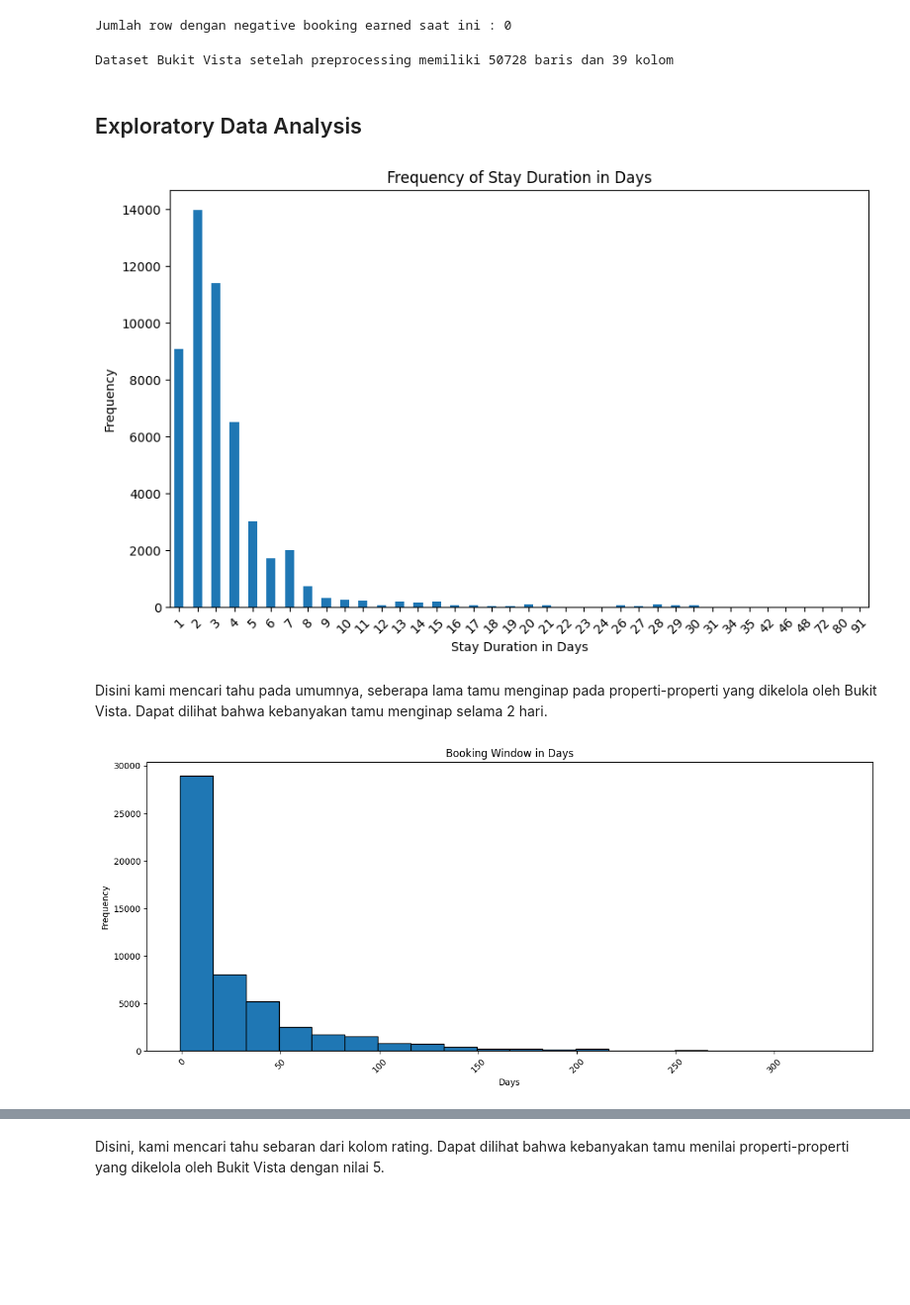
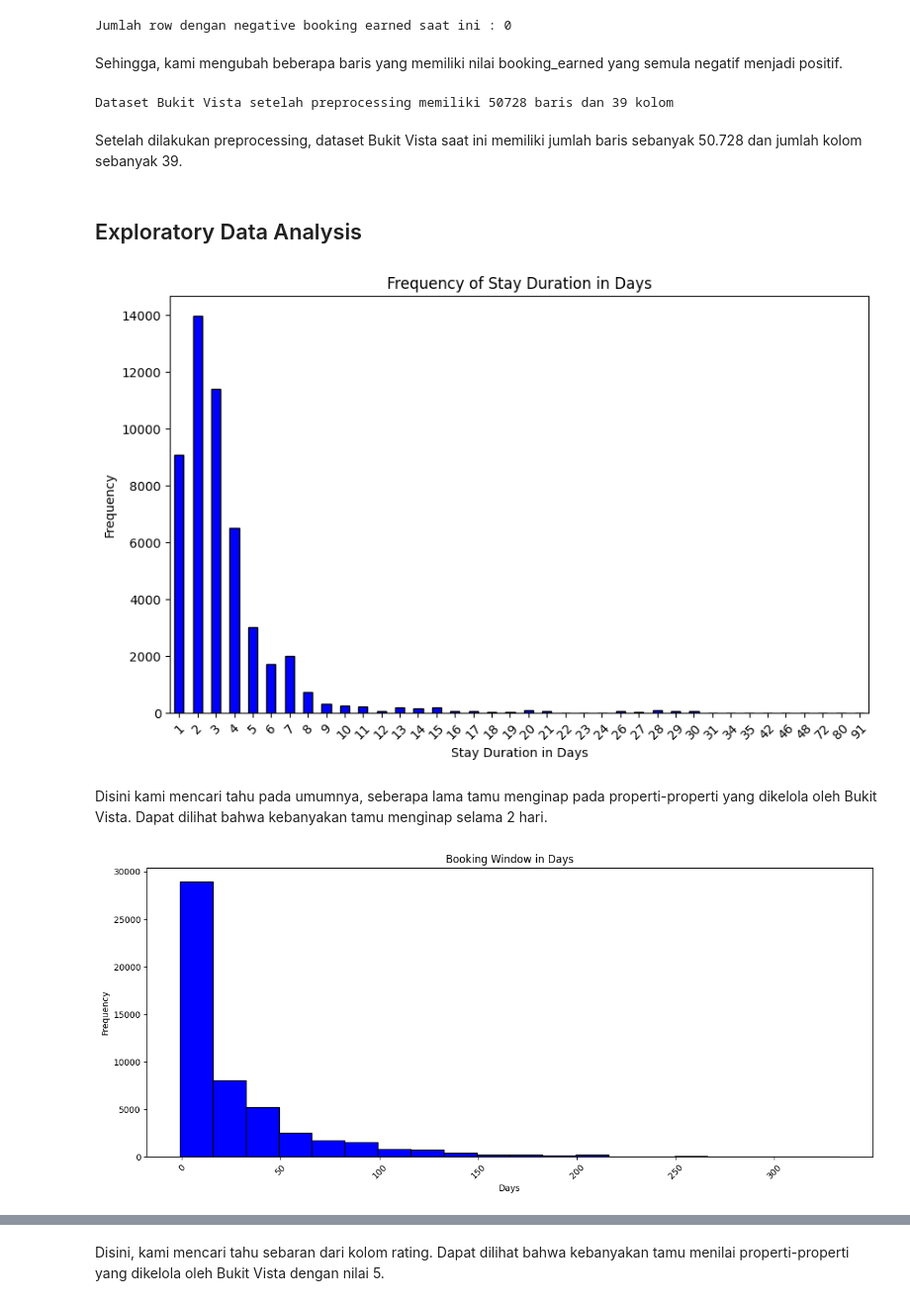
Before and after one commit to naufalsutrisna/Room-Pricing-Bukit-Vista, a Jupyter notebook: machine learning/preprocessing.ipynb, the cells around one changed output, grey strips where cells are left out. Shown at 99% size. Cells and saved outputs as stored; diff of their text form; code cells hidden in the pictures; blank space fills up the shorter version.

```diff
--- a/machine learning/preprocessing.ipynb
+++ b/machine learning/preprocessing.ipynb
@@ -199,10 +235,14 @@ df.loc[df['booking_earned'] < 0, 'booking_earned'] = df['booking_earned'].abs()
 print("Jumlah row dengan negative booking earned saat ini :", df[df['booking_earned'] < 0].shape[0])
 # %% [output]
 Jumlah row dengan negative booking earned saat ini : 0
+# %% [markdown]
+Sehingga, kami mengubah beberapa baris yang memiliki nilai booking_earned yang semula negatif menjadi positif.
 # %%
 print("Dataset Bukit Vista setelah preprocessing memiliki {} baris dan {} kolom".format(df.shape[0], df.shape[1]))
 # %% [output]
 Dataset Bukit Vista setelah preprocessing memiliki 50728 baris dan 39 kolom
+# %% [markdown]
+Setelah dilakukan preprocessing, dataset Bukit Vista saat ini memiliki jumlah baris sebanyak 50.728 dan jumlah kolom sebanyak 39.
 # %% [markdown]
 ## Exploratory Data Analysis
 # %%
@@ -211,25 +251,25 @@ stay_duration_count = df['stay_duration_in_days'].value_counts().sort_index()
 
 # buat plotnya
 plt.figure(figsize=(10, 6))
-stay_duration_count.plot(kind='bar')
+stay_duration_count.plot(kind='bar', color='blue', edgecolor='black')
 plt.xlabel('Stay Duration in Days')
 plt.ylabel('Frequency')
 plt.title('Frequency of Stay Duration in Days')
 plt.xticks(rotation=45)
 plt.show()
 # %% [output]
-[figure, old version]
+[figure, new version]
 # %% [markdown]
 Disini kami mencari tahu pada umumnya, seberapa lama tamu menginap pada properti-properti yang dikelola oleh Bukit Vista. Dapat dilihat bahwa kebanyakan tamu menginap selama 2 hari.
 # %%
  # buat plotnya
 plt.figure(figsize=(15, 6))
-plt.hist(df['booking_window'], bins=20, edgecolor='black')
+plt.hist(df['booking_window'], bins=20, color='blue', edgecolor='black')
 plt.xlabel('Days')
 plt.ylabel('Frequency')
 plt.title('Booking Window in Days')
 plt.xticks(rotation=45)
 plt.show()
 # %% [output]
-[figure, old version]
+[figure, new version]
 # %% [markdown]
```
Also changed, not shown: parts of 22 cells of this notebook.
